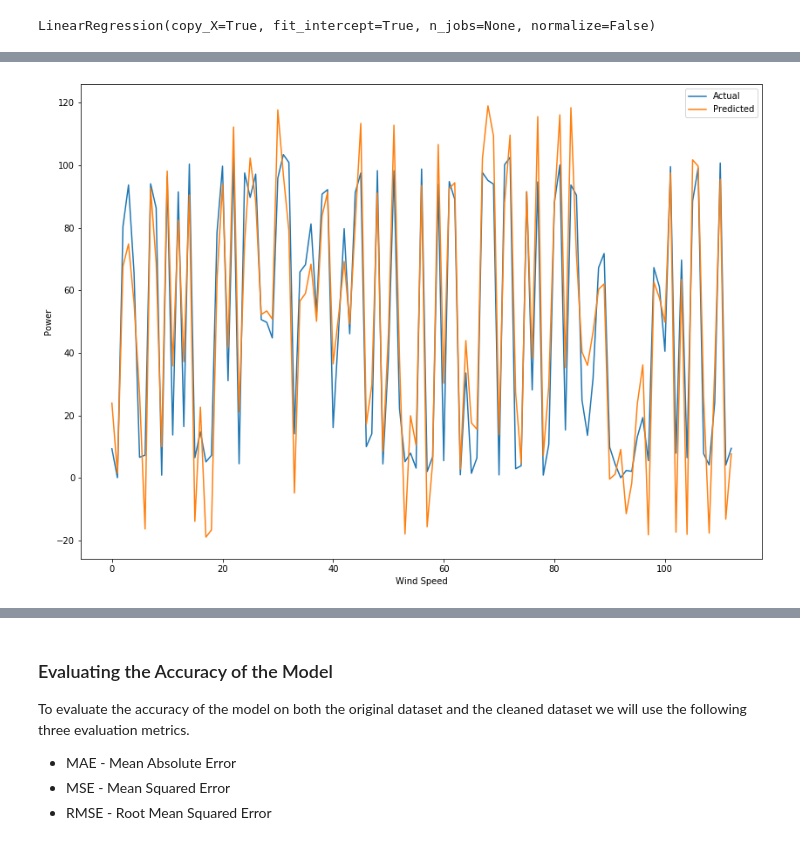
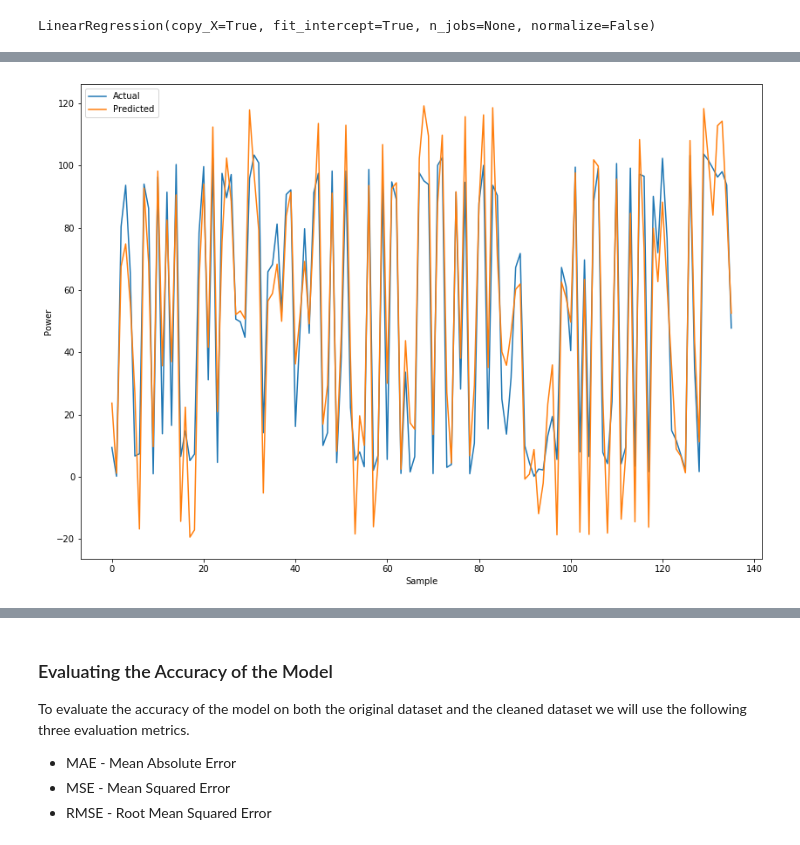
Before and after one commit to moranneil/MACHINE_LEARNING_AND_STATISTICS_PROJECT_2020, a Jupyter notebook: MACHINE LEARNING AND STATISTICS PROJECT 2021.ipynb, the cells around one changed output, grey strips where cells are left out. Saved outputs shown, nothing was run; the diff lists cells and outputs as text; code cells hidden in the pictures.

```diff
--- a/MACHINE LEARNING AND STATISTICS PROJECT 2021.ipynb
+++ b/MACHINE LEARNING AND STATISTICS PROJECT 2021.ipynb
@@ -250,13 +291,13 @@ x_c = cleaned_wind_df.iloc[:, :-1].values
 y_c = cleaned_wind_df.iloc[:, 1].values
 # %%
 #The dataset is split for training and testing. The test size is 30% of the dataset and the training is 70%
-from sklearn.model_selection import train_test_split
-x_train_c, x_test_c, y_train_c, y_test_c = train_test_split(x_c, y_c, test_size=0.25, random_state=0)
+
+x_train_c, x_test_c, y_train_c, y_test_c = train_test_split(x_c, y_c, test_size=0.3, random_state=0)
 # %%
-#The linear regression class is imported and the fit method is called on the train variables x_c & y_c
-from sklearn.linear_model import LinearRegression
-regressor = LinearRegression()
-regressor.fit(x_train_c, y_train_c)
+#The linear regression class is imported and the fit method is called on the train variables x_train_c & y_train_c
+
+model = lin.LinearRegression()
+model.fit(x_train_c, y_train_c)
 # %% [output]
 LinearRegression(copy_X=True, fit_intercept=True, n_jobs=None, normalize=False)
 # %%
@@ -272,3 +313,3 @@ print(regressor.coef_)
 # %%
-y_pred_c = regressor.predict(x_test_c)
+y_pred_c = model.predict(x_test_c)
 # %%
@@ -297,10 +351,10 @@ cleaned_dfcompare
 # %%
 plt.figure(figsize=(14,10))
 plt.plot(cleaned_dfcompare.Actual, label='Actual')
 plt.plot(cleaned_dfcompare.Predicted, label='Predicted')
 plt.ylabel('Power')
-plt.xlabel('Wind Speed')
+plt.xlabel('Sample')
 plt.legend()
 plt.show()
 # %% [output]
-[figure, old version]
+[figure, new version]
```
Also changed, not shown: parts of 80 cells of this notebook, 7 other files.
